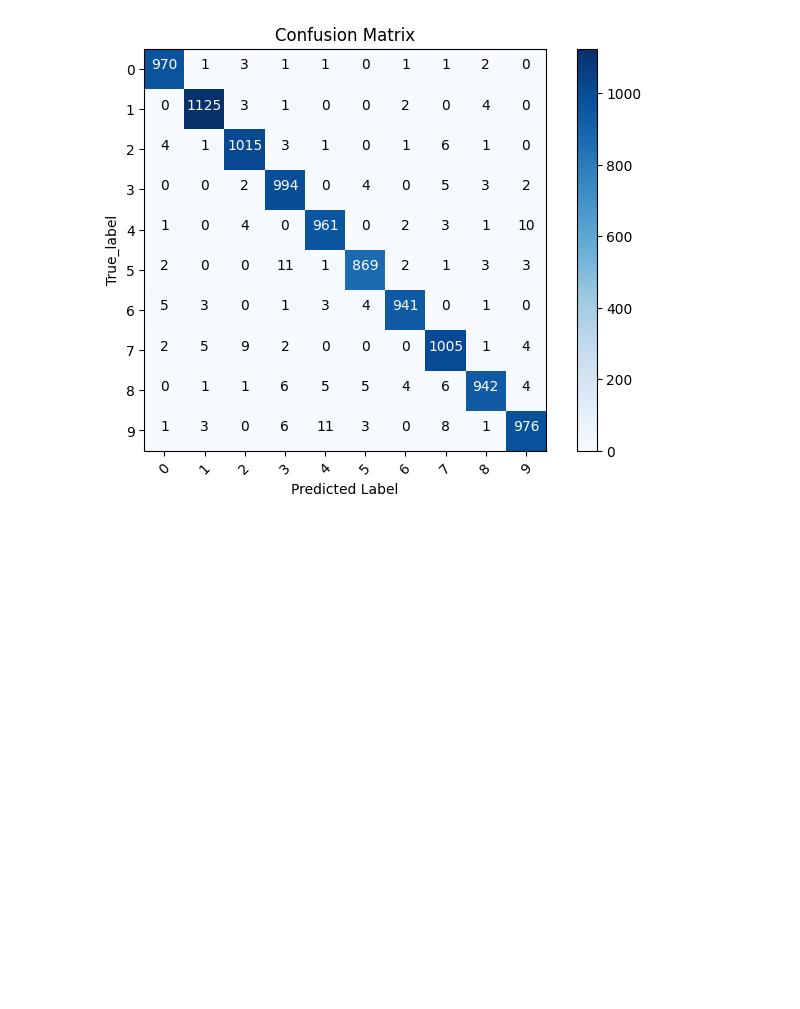
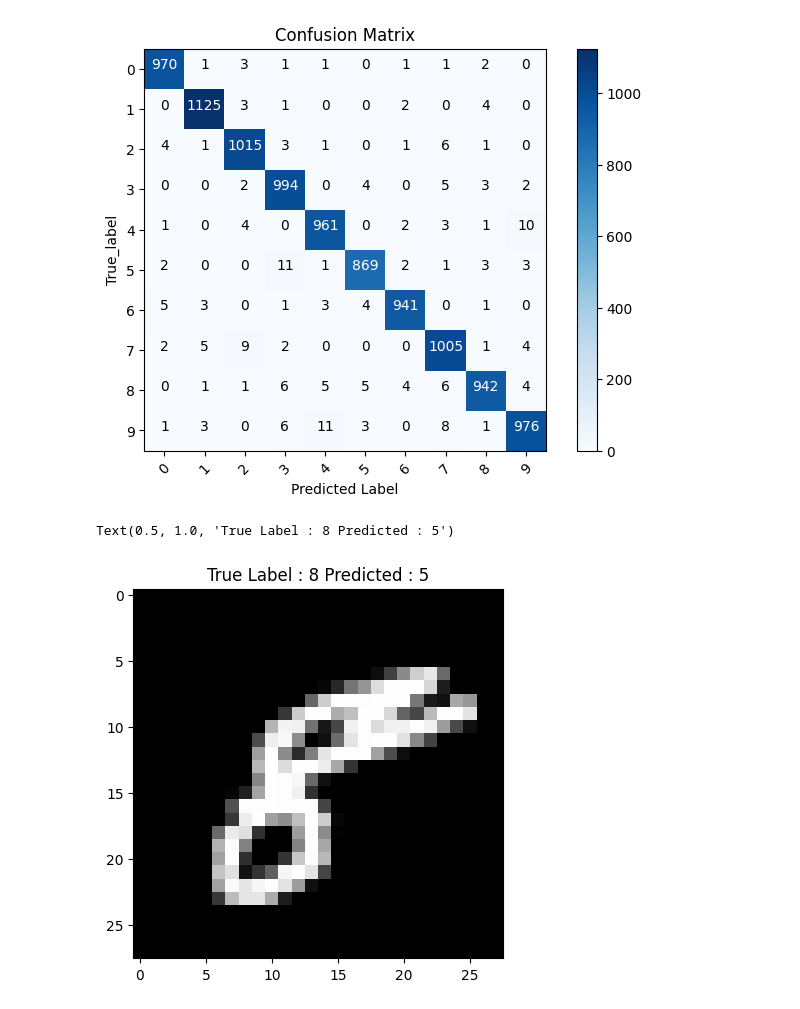
Before and after one commit to FreakyOne700/DeepLearning, a Jupyter notebook: ANN/ANN_MNIST.ipynb, the cells around one changed output. Cells and saved outputs as stored; diff of their text form; code cells hidden in the pictures; blank space fills up the shorter version.

```diff
--- a/ANN/ANN_MNIST.ipynb
+++ b/ANN/ANN_MNIST.ipynb
@@ -111,3 +113,11 @@ Confusion Matrix without Normalization
  [   0    1    1    6    5    5    4    6  942    4]
  [   1    3    0    6   11    3    0    8    1  976]]
 [figure]
+# %%
+misclassified_idx = np.where(p_test!=y_test)[0]
+i = np.random.choice(misclassified_idx)
+plt.imshow(x_test[i],cmap='gray')
+plt.title("True Label : %d Predicted : %d" %(y_test[i],p_test[i]))
+# %% [output]
+Text(0.5, 1.0, 'True Label : 8 Predicted : 5')
+[figure, added]
```
Also changed, not shown: parts of 1 cell of this notebook.
